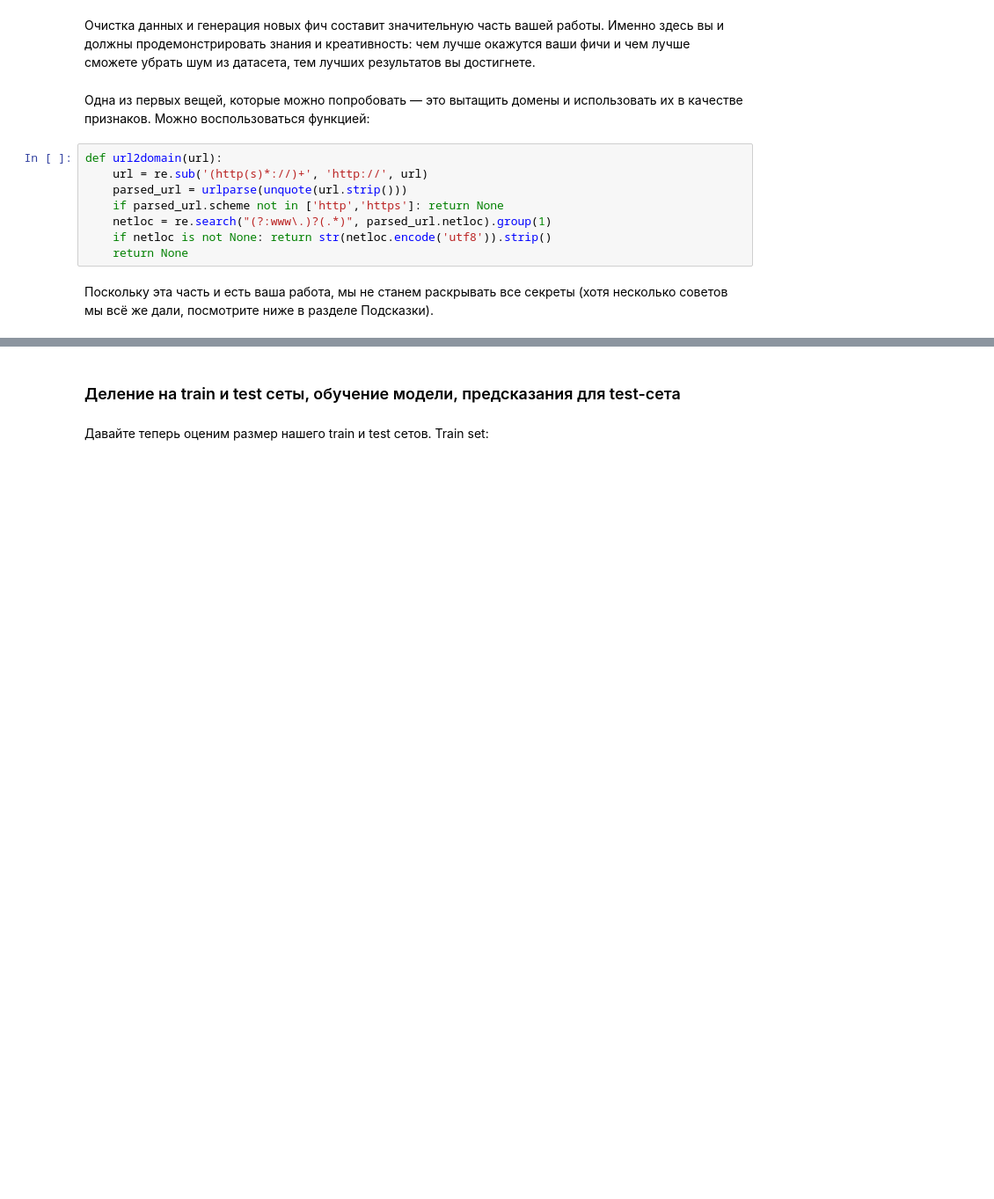
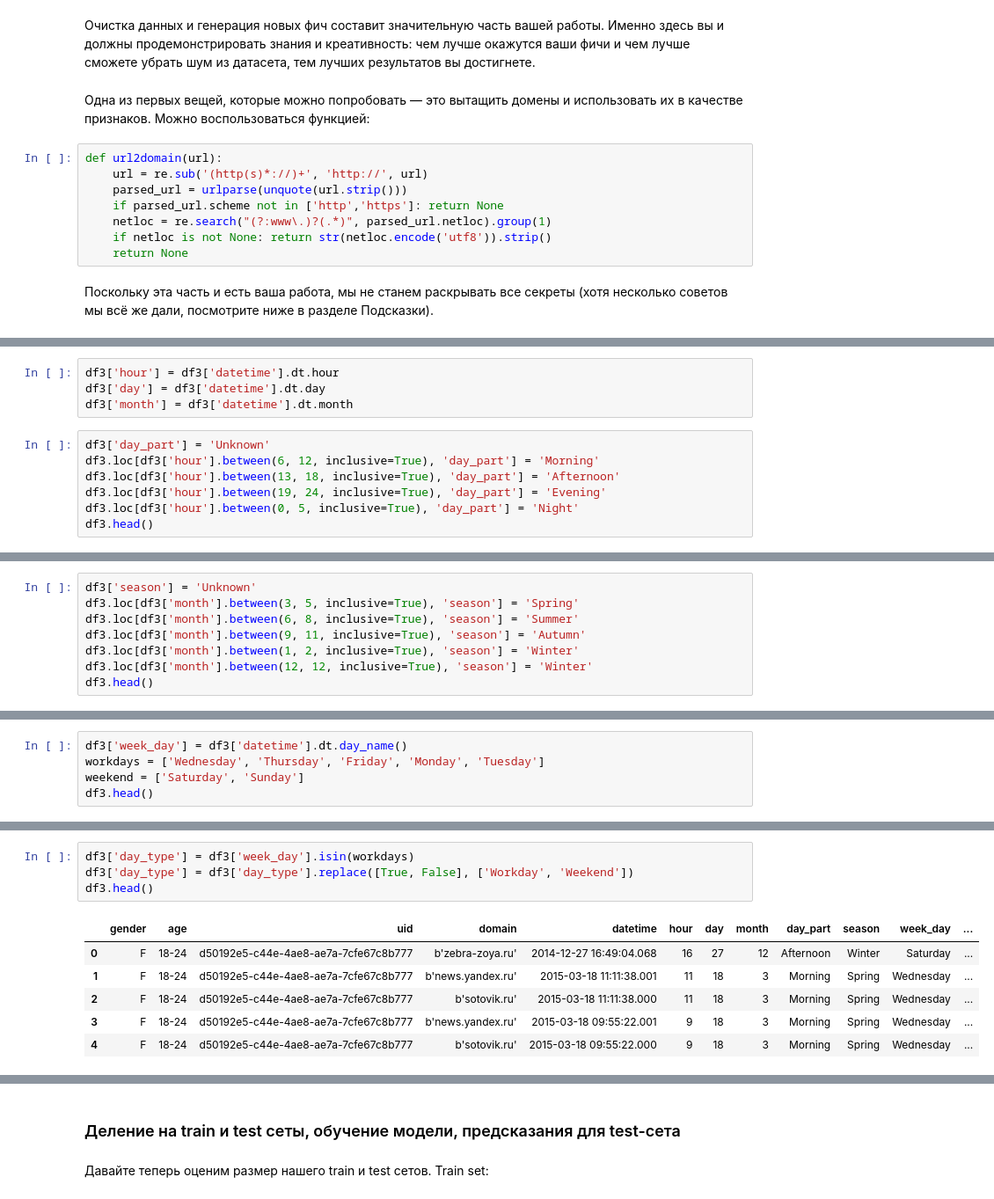
Before and after one commit to ValeryiaLupanava/Big_Data, a Jupyter notebook: personal-results/project01/project01.ipynb, the cells around one changed output, grey strips where cells are left out. Shown at 88% size. Cells and saved outputs as stored; diff of their text form; blank space fills up the shorter version.

```diff
--- a/personal-results/project01/project01.ipynb
+++ b/personal-results/project01/project01.ipynb
@@ -110,0 +176,11 @@ def url2domain(url):
+# %%
+df3['hour'] = df3['datetime'].dt.hour
+df3['day'] = df3['datetime'].dt.day
+df3['month'] = df3['datetime'].dt.month
+# %%
+df3['day_part'] = 'Unknown'
+df3.loc[df3['hour'].between(6, 12, inclusive=True), 'day_part'] = 'Morning'
+df3.loc[df3['hour'].between(13, 18, inclusive=True), 'day_part'] = 'Afternoon'
+df3.loc[df3['hour'].between(19, 24, inclusive=True), 'day_part'] = 'Evening'
+df3.loc[df3['hour'].between(0, 5, inclusive=True), 'day_part'] = 'Night'
+df3.head()
@@ -110,0 +194,8 @@ def url2domain(url):
+# %%
+df3['season'] = 'Unknown'
+df3.loc[df3['month'].between(3, 5, inclusive=True), 'season'] = 'Spring'
+df3.loc[df3['month'].between(6, 8, inclusive=True), 'season'] = 'Summer'
+df3.loc[df3['month'].between(9, 11, inclusive=True), 'season'] = 'Autumn'
+df3.loc[df3['month'].between(1, 2, inclusive=True), 'season'] = 'Winter'
+df3.loc[df3['month'].between(12, 12, inclusive=True), 'season'] = 'Winter'
+df3.head()
@@ -110,0 +209,5 @@ def url2domain(url):
+# %%
+df3['week_day'] = df3['datetime'].dt.day_name()
+workdays = ['Wednesday', 'Thursday', 'Friday', 'Monday', 'Tuesday']
+weekend = ['Saturday', 'Sunday']
+df3.head()
@@ -110,0 +221,11 @@ def url2domain(url):
+# %%
+df3['day_type'] = df3['week_day'].isin(workdays)
+df3['day_type'] = df3['day_type'].replace([True, False], ['Workday', 'Weekend'])
+df3.head()
+# %% [output]
+|  | gender | age | uid | domain | datetime | hour | day | month | day_part | season | week_day | ... |
+| 0 | F | 18-24 | d50192e5-c44e-4ae8-ae7a-7cfe67c8b777 | b'zebra-zoya.ru' | 2014-12-27 16:49:04.068 | 16 | 27 | 12 | Afternoon | Winter | Saturday | ... |
+| 1 | F | 18-24 | d50192e5-c44e-4ae8-ae7a-7cfe67c8b777 | b'news.yandex.ru' | 2015-03-18 11:11:38.001 | 11 | 18 | 3 | Morning | Spring | Wednesday | ... |
+| 2 | F | 18-24 | d50192e5-c44e-4ae8-ae7a-7cfe67c8b777 | b'sotovik.ru' | 2015-03-18 11:11:38.000 | 11 | 18 | 3 | Morning | Spring | Wednesday | ... |
+| 3 | F | 18-24 | d50192e5-c44e-4ae8-ae7a-7cfe67c8b777 | b'news.yandex.ru' | 2015-03-18 09:55:22.001 | 9 | 18 | 3 | Morning | Spring | Wednesday | ... |
+| 4 | F | 18-24 | d50192e5-c44e-4ae8-ae7a-7cfe67c8b777 | b'sotovik.ru' | 2015-03-18 09:55:22.000 | 9 | 18 | 3 | Morning | Spring | Wednesday | ... |
```
Also changed, not shown: parts of 128 cells of this notebook, 33 other files.
